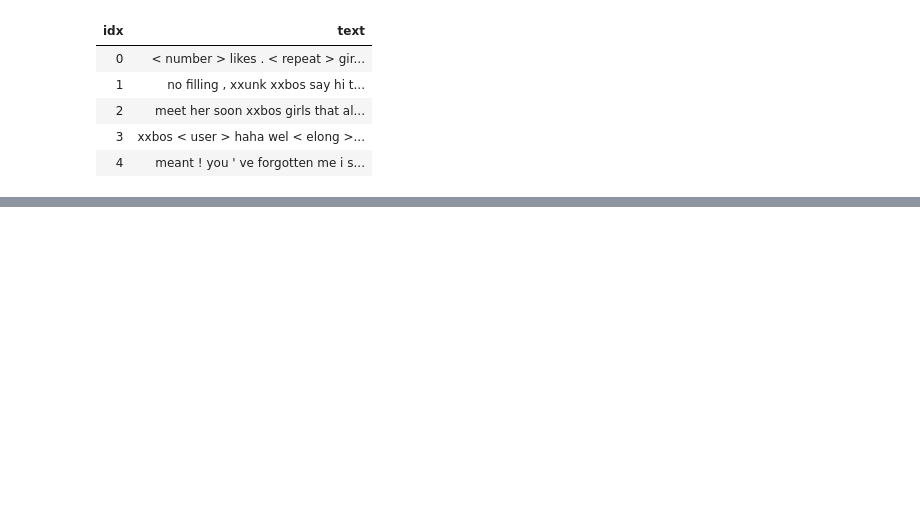
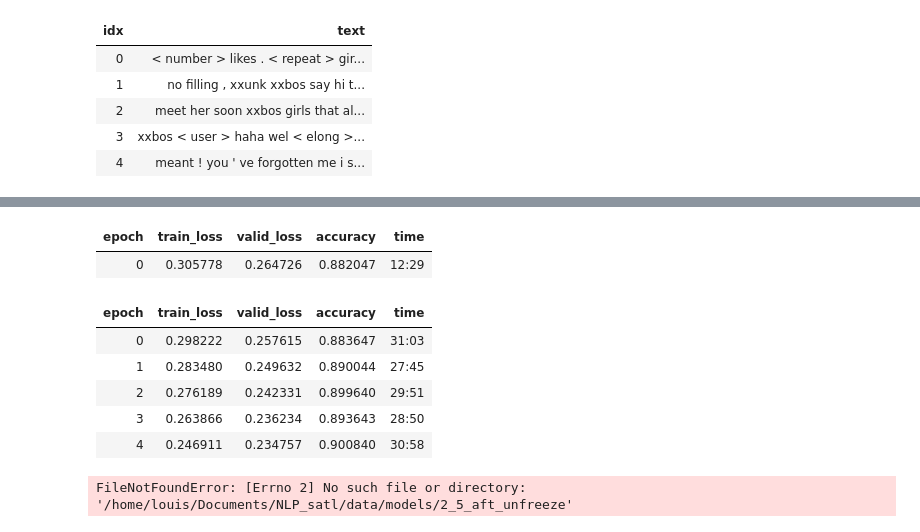
Before and after one commit to amaudruz/NLP_satl, a Jupyter notebook: simple_fastai_impl.ipynb, the cells around one changed output, grey strips where cells are left out. Cells and saved outputs as stored; diff of their text form; code cells hidden in the pictures; blank space fills up the shorter version.

```diff
--- a/simple_fastai_impl.ipynb
+++ b/simple_fastai_impl.ipynb
@@ -235,0 +567,10 @@ KeyboardInterrupt:
+# %%
+da.device =  torch.device('cuda')
+
+da.loss_func = CrossEntropyFlat()
+
+da.train_ds.vocab = Vocab(vocab)
+# %%
+learn = my_text_classifier_learner(da, AWD_LSTM, len(vocab), drop_mult=0.5)
+learn.load_encoder('lm_1enco')
+learn.model = learn.model.cuda()
@@ -235,0 +579,2 @@ KeyboardInterrupt:
+# %%
+learn.fit_one_cycle(1, 1e-2)
@@ -235,0 +590,5 @@ KeyboardInterrupt:
+# %%
+learn.fit_one_cycle(1, slice(5e-3/2., 5e-3))
+# %% [output]
+| epoch | train_loss | valid_loss | accuracy | time |
+| 0 | 0.305778 | 0.264726 | 0.882047 | 12:29 |
@@ -235,0 +599,9 @@ KeyboardInterrupt:
+# %%
+learn.fit_one_cycle(5, slice(2e-3/100, 2e-3))
+# %% [output]
+| epoch | train_loss | valid_loss | accuracy | time |
+| 0 | 0.298222 | 0.257615 | 0.883647 | 31:03 |
+| 1 | 0.283480 | 0.249632 | 0.890044 | 27:45 |
+| 2 | 0.276189 | 0.242331 | 0.899640 | 29:51 |
+| 3 | 0.263866 | 0.236234 | 0.893643 | 28:50 |
+| 4 | 0.246911 | 0.234757 | 0.900840 | 30:58 |
@@ -235,0 +612,4 @@ KeyboardInterrupt:
+# %%
+learn = load_learner(path/'models', '2_5_aft_unfreeze')
+# %% [output]
+FileNotFoundError: [Errno 2] No such file or directory: '/home/louis/Documents/NLP_satl/data/models/2_5_aft_unfreeze'
```
Also changed, not shown: parts of 113 cells of this notebook, 30 other files.
